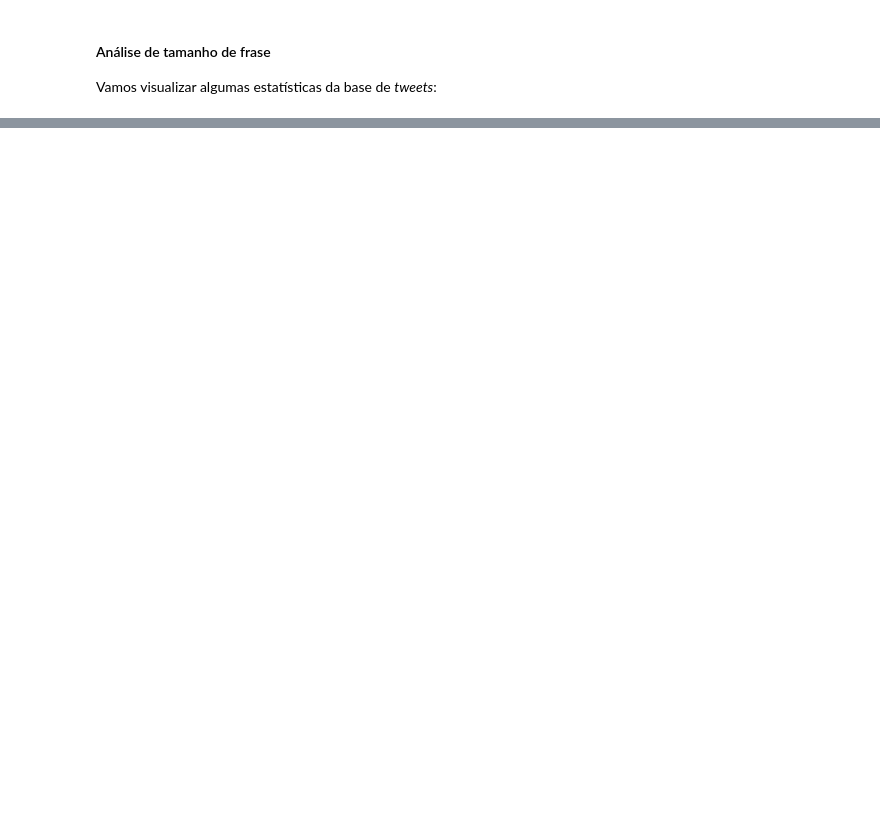
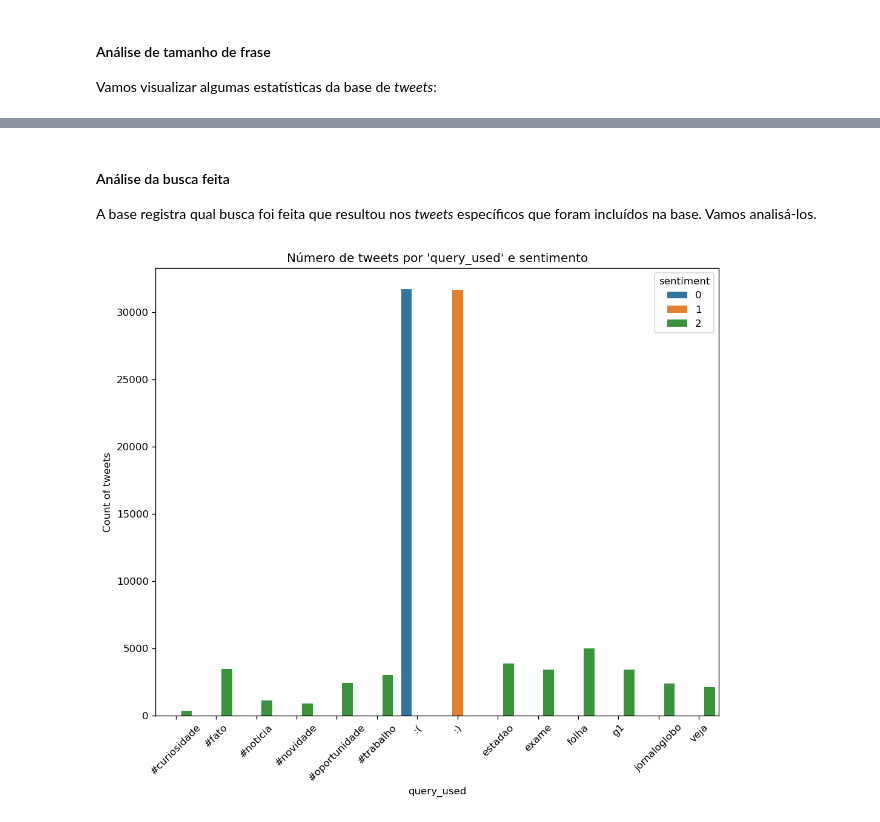
Before and after one commit to flimao/analise-sentimento-twitter, a Jupyter notebook: notebooks_exploration/2_eda.ipynb, the cells around one changed output, grey strips where cells are left out. Drawn from its saved outputs; the diff is of its cells as text; code cells hidden in the pictures; blank space fills up the shorter version.

Commit message:
Do EDA on query_used field

```diff
--- a/notebooks_exploration/2_eda.ipynb
+++ b/notebooks_exploration/2_eda.ipynb
@@ -508,0 +560,20 @@ No entanto, há uma diferença entre *tweets* com tom neutro e *tweets* com tom
+# %% [markdown]
+#### Análise da busca feita
+
+A base registra qual busca foi feita que resultou nos *tweets* específicos que foram incluídos na base. Vamos analisá-los.
+# %%
+tweets_query = tweets.groupby(['query_used', 'sentiment']).tweet_text.count().reset_index()
+
+ax = sns.barplot(
+    data = tweets_query[tweets_query.tweet_text > 0],
+    x = 'query_used',
+    y = 'tweet_text',
+    hue = 'sentiment',
+)
+
+ax.set_ylabel('Count of tweets')
+ax.set_title("Número de tweets por 'query_used' e sentimento")
+plt.xticks(rotation = 45)
+plt.show()
+# %% [output]
+[figure, added]
```
Also changed, not shown: parts of 15 cells of this notebook.
